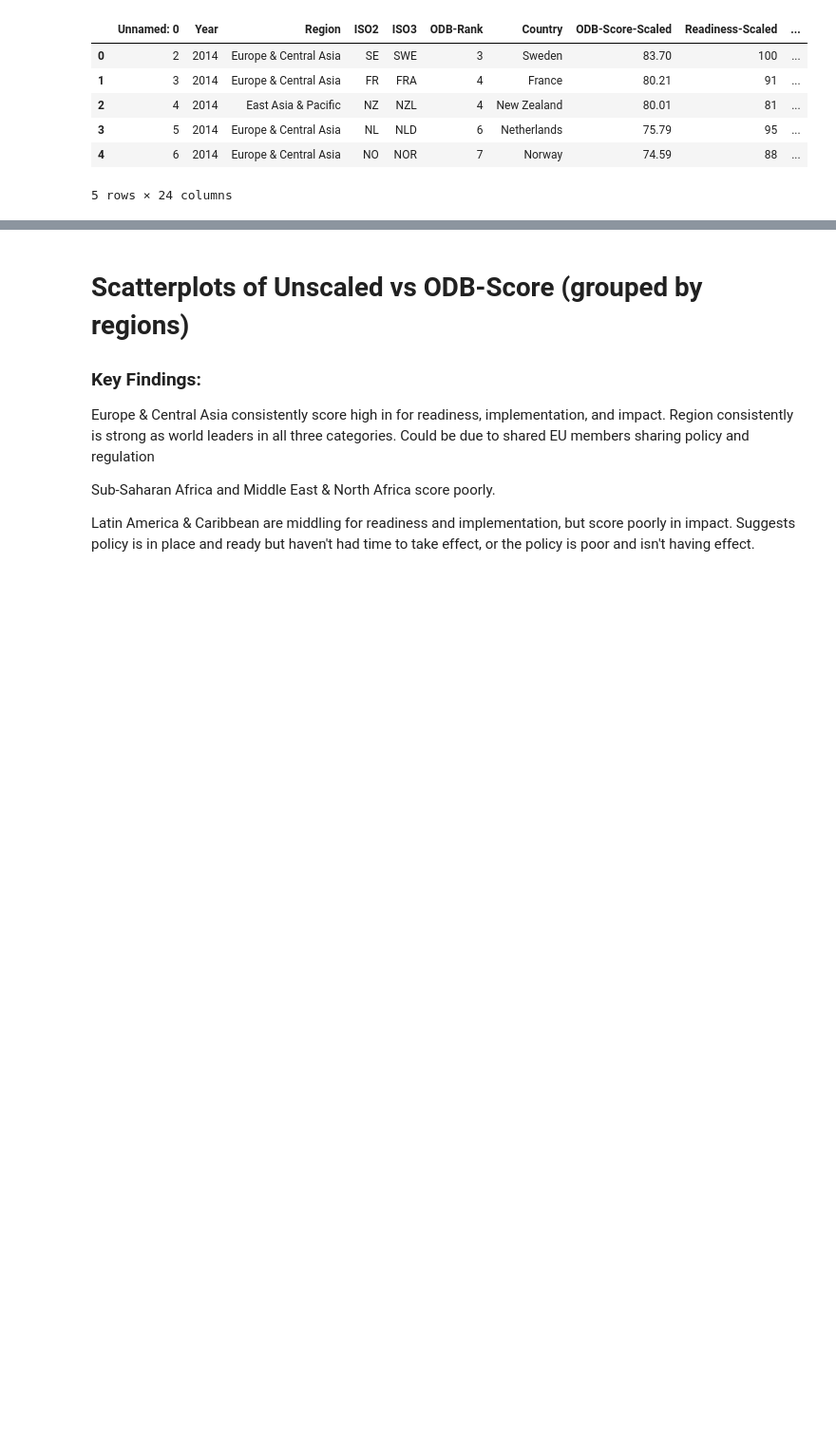
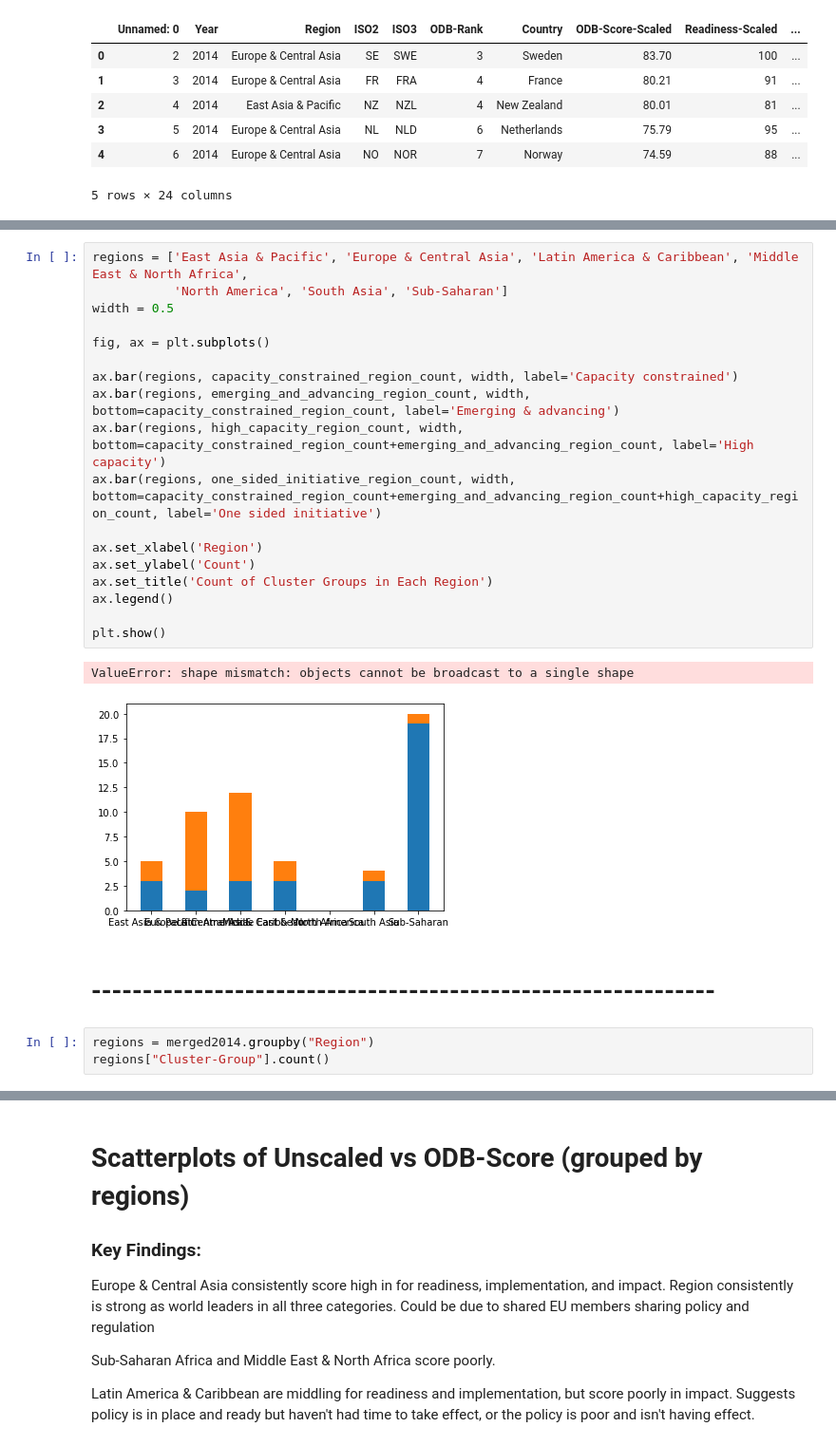
Before and after one commit to kreetigulati/Egovernance_and_OpenData, a Jupyter notebook: Norman/OpenDataOctopiProject-2014Merged.ipynb, the cells around one changed output, grey strips where cells are left out. Shown at 95% size. Drawn from its saved outputs; the diff is of its cells as text; blank space fills up the shorter version.

```diff
--- a/Norman/OpenDataOctopiProject-2014Merged.ipynb
+++ b/Norman/OpenDataOctopiProject-2014Merged.ipynb
@@ -33,0 +106,26 @@ merged2014.head()
+# %%
+regions = ['East Asia & Pacific', 'Europe & Central Asia', 'Latin America & Caribbean', 'Middle East & North Africa',
+           'North America', 'South Asia', 'Sub-Saharan']
+width = 0.5
+
+fig, ax = plt.subplots()
+
+ax.bar(regions, capacity_constrained_region_count, width, label='Capacity constrained')
+ax.bar(regions, emerging_and_advancing_region_count, width, bottom=capacity_constrained_region_count, label='Emerging & advancing')
+ax.bar(regions, high_capacity_region_count, width, bottom=capacity_constrained_region_count+emerging_and_advancing_region_count, label='High capacity')
+ax.bar(regions, one_sided_initiative_region_count, width, bottom=capacity_constrained_region_count+emerging_and_advancing_region_count+high_capacity_region_count, label='One sided initiative')
+
+ax.set_xlabel('Region')
+ax.set_ylabel('Count')
+ax.set_title('Count of Cluster Groups in Each Region')
+ax.legend()
+
+plt.show()
+# %% [output]
+ValueError: shape mismatch: objects cannot be broadcast to a single shape
+[figure, added]
+# %% [markdown]
+# -------------------------------------------------------------
+# %%
+regions = merged2014.groupby("Region")
+regions["Cluster-Group"].count()
```
Also changed, not shown: parts of 31 cells of this notebook.
